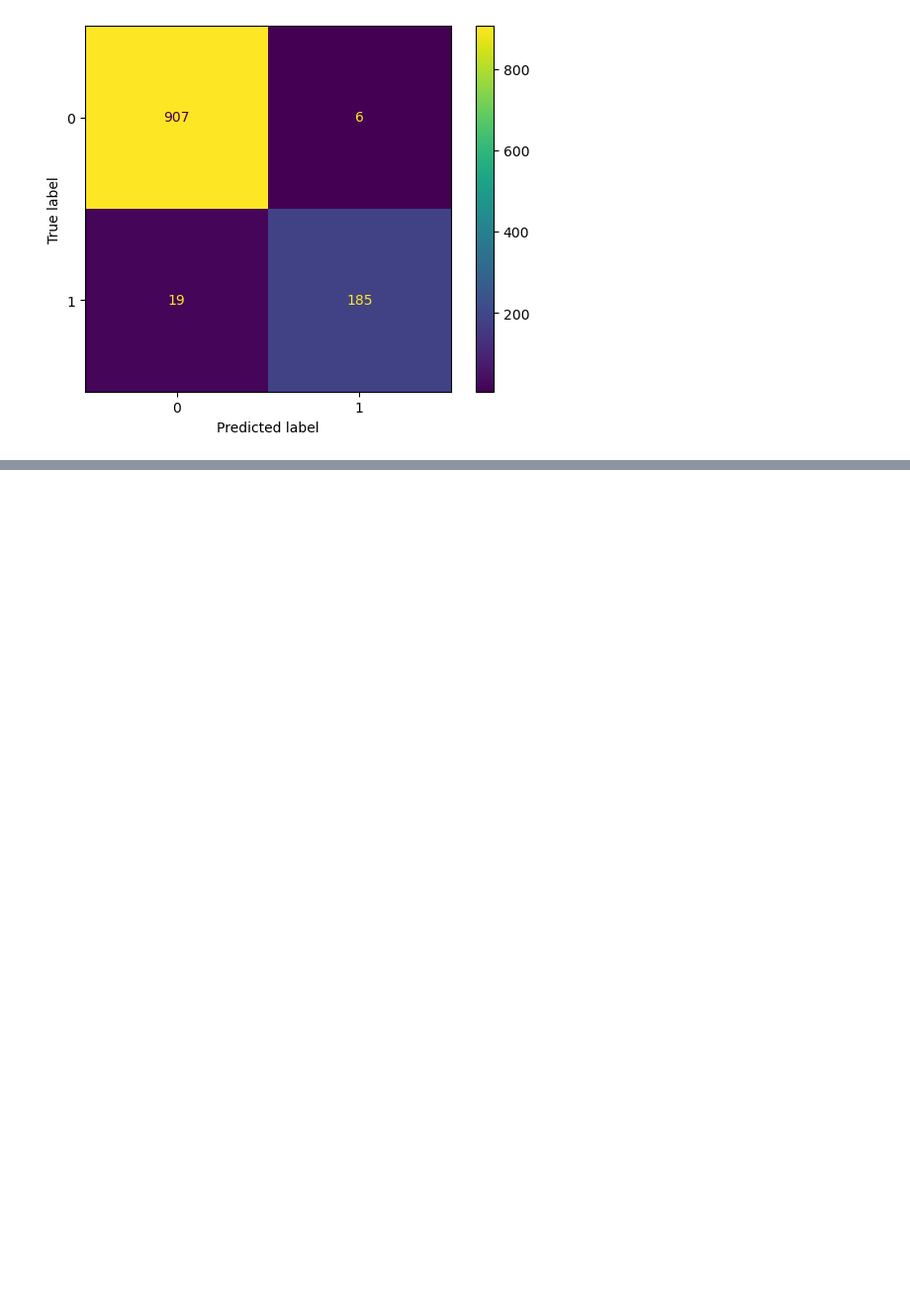
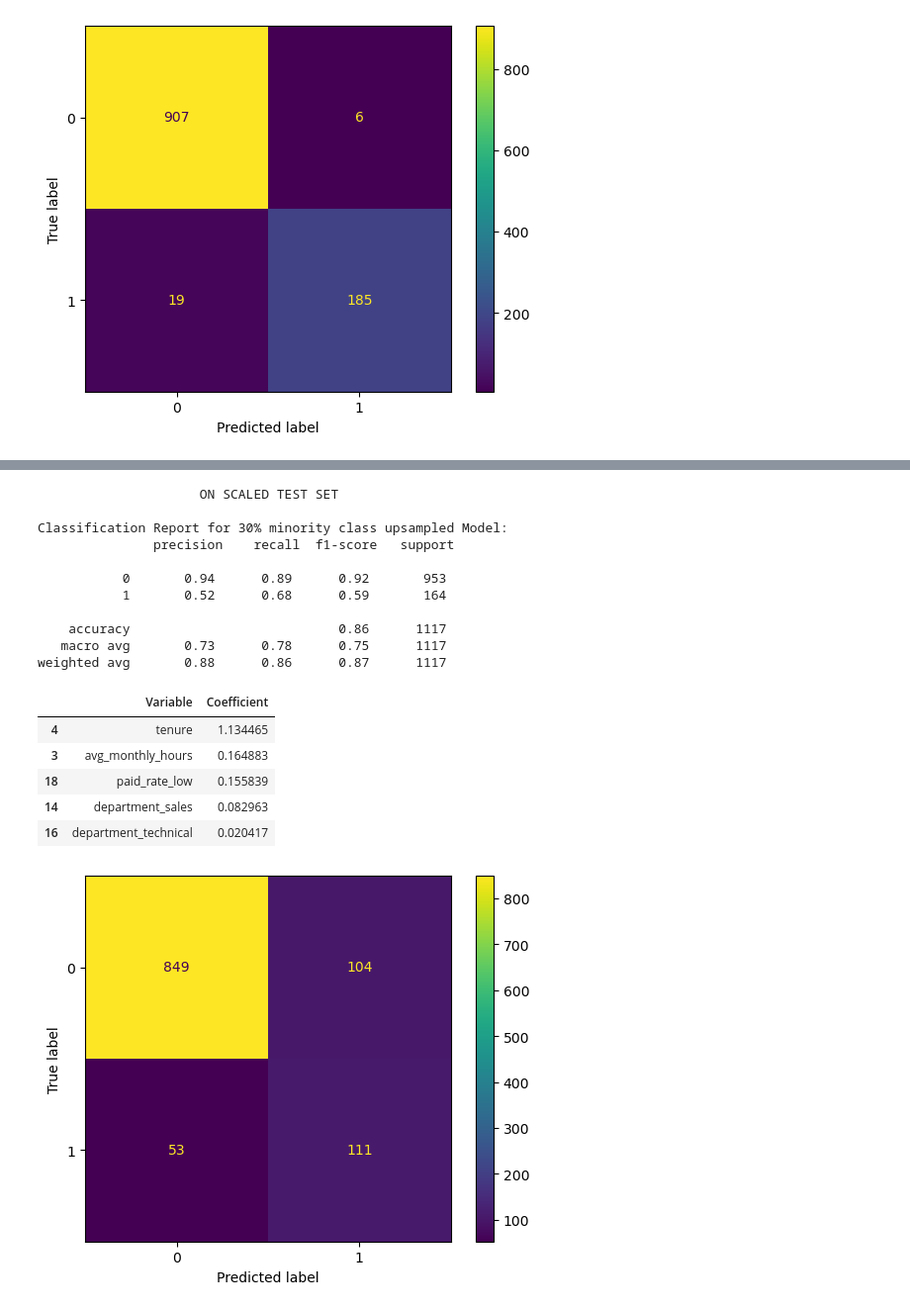
Before and after one commit to khoanfx20883/Salifort-Motors, a Jupyter notebook: Salifort_Motors.ipynb, the cells around one changed output, grey strips where cells are left out. Shown at 99% size. Drawn from its saved outputs; the diff is of its cells as text; code cells hidden in the pictures; blank space fills up the shorter version.

```diff
--- a/Salifort_Motors.ipynb
+++ b/Salifort_Motors.ipynb
@@ -787,11 +382,13 @@ weighted avg       0.99      0.99      0.99      1117
 # %%
 # plotting absolute value correlation matrix heatmap
 plt.figure(figsize=(20,15))
-sns.heatmap(X.corr().abs(), cmap="YlGnBu", annot=True)
+cor_mx = X.corr().abs()
+sns.heatmap(cor_mx, cmap="YlGnBu", annot=True)
 # upper triangle of correlations
 threshold = cor_mx.where(np.triu(np.ones(cor_mx.shape), k=1).astype(bool))
 # select columns with correlations above threshold
-to_drop = [column for column in threshold.columns if any(threshold[column] > 0.7)]
+to_reduced = [column for column in threshold.columns if any(threshold[column] > 0.7)]
 # reduce the columns
-df_reduced = df_encoded.drop([to_drop[0],'department','paid_rate'], axis=1)
+df_reduced = df_encoded.drop([to_reduced[0],'department','paid_rate'], axis=1)
+to_reduced
 # %% [output]
@@ -821,27 +426,23 @@ Left class:  1882
 # %%
 LR = LogisticRegression(random_state=12)
 LR.fit(X_train, y_train)
-val_pred = LR.predict(X_val)
-print('\nLogistic Regression model:\n',classification_report(y_val, val_pred))
+y_pred = LR.predict(X_val)
+print('\nLogistic Regression model:\n',classification_report(y_val, y_pred))
 
 LR_imp = LogisticRegression(random_state=12)
 LR_imp.fit(X_train_imp, y_train)
-val_pred_imp = LR_imp.predict(X_val_imp)
-print('\nLogistic Regression model(high importance features):\n',classification_report(y_val, val_pred_imp))
+y_pred_imp = LR_imp.predict(X_val_imp)
+print('\nLogistic Regression model(high importance features):\n',classification_report(y_val, y_pred_imp))
+
+LR_reduced = LogisticRegression(random_state=12)
+LR_reduced.fit(X_train_reduced, y_train)
+y_pred_reduced = LR_reduced.predict(X_val_reduced)
+print('\nLogistic Regression model(low correlate features):\n',classification_report(y_val, y_pred_reduced))
 
 LR_scaled = LogisticRegression(random_state=12)
 LR_scaled.fit(X_train_scaled, y_train)
-val_pred_scaled = LR_scaled.predict(X_val_scaled)
-print('\nLogistic Regression model(scaled features):\n',classification_report(y_val, val_pred_scaled))
-
-LR_scaled_imp = LogisticRegression(random_state=12)
-LR_scaled_imp.fit(X_train_LR, y_train)
-val_pred_LR = LR_scaled_imp.predict(X_val_LR)
-print('\nLogistic Regression model(scaled importance features):\n',classification_report(y_val, val_pred_LR))
-
-cm = confusion_matrix(y_val, val_pred)
-ConfusionMatrixDisplay(confusion_matrix = cm, display_labels = [0, 1]).plot()
-#print(classification_report(y_val, val_pred))
+y_pred_scaled = LR_scaled.predict(X_val_scaled)
+print('\nLogistic Regression model(scaled features):\n',classification_report(y_val, y_pred_scaled))
 # %% [output]
 Logistic Regression model:
                precision    recall  f1-score   support
@@ -900,0 +612,30 @@ weighted avg       0.81      0.84      0.82      1117
+# %%
+print("ON SCALED TEST SET".center(60))
+LR_best_scaled = upsample_minority(X_train_scaled, y_train, X_test_scaled, y_test, ratio=0.30)
+y_best_scaled = LR_best_scaled.predict(X_test_scaled)
+
+cm_scaled = confusion_matrix(y_test, y_best_scaled)
+ConfusionMatrixDisplay(confusion_matrix = cm_scaled, display_labels = [0, 1]).plot()
+
+coefficients_scaled = LR_best_scaled.coef_[0]
+coef_scaled = pd.DataFrame({'Features': X_test.columns, 'Coefficients': coefficients_scaled})
+coef_scaled.sort_values(by='Coefficient',ascending=False).head(5)
+# %% [output]
+                     ON SCALED TEST SET
+
+Classification Report for 30% minority class upsampled Model:
+               precision    recall  f1-score   support
+
+           0       0.94      0.89      0.92       953
+           1       0.52      0.68      0.59       164
+
+    accuracy                           0.86      1117
+   macro avg       0.73      0.78      0.75      1117
+weighted avg       0.88      0.86      0.87      1117
+|  | Variable | Coefficient |
+| 4 | tenure | 1.134465 |
+| 3 | avg_monthly_hours | 0.164883 |
+| 18 | paid_rate_low | 0.155839 |
+| 14 | department_sales | 0.082963 |
+| 16 | department_technical | 0.020417 |
+[figure, added]
```
Also changed, not shown: parts of 52 cells of this notebook.
